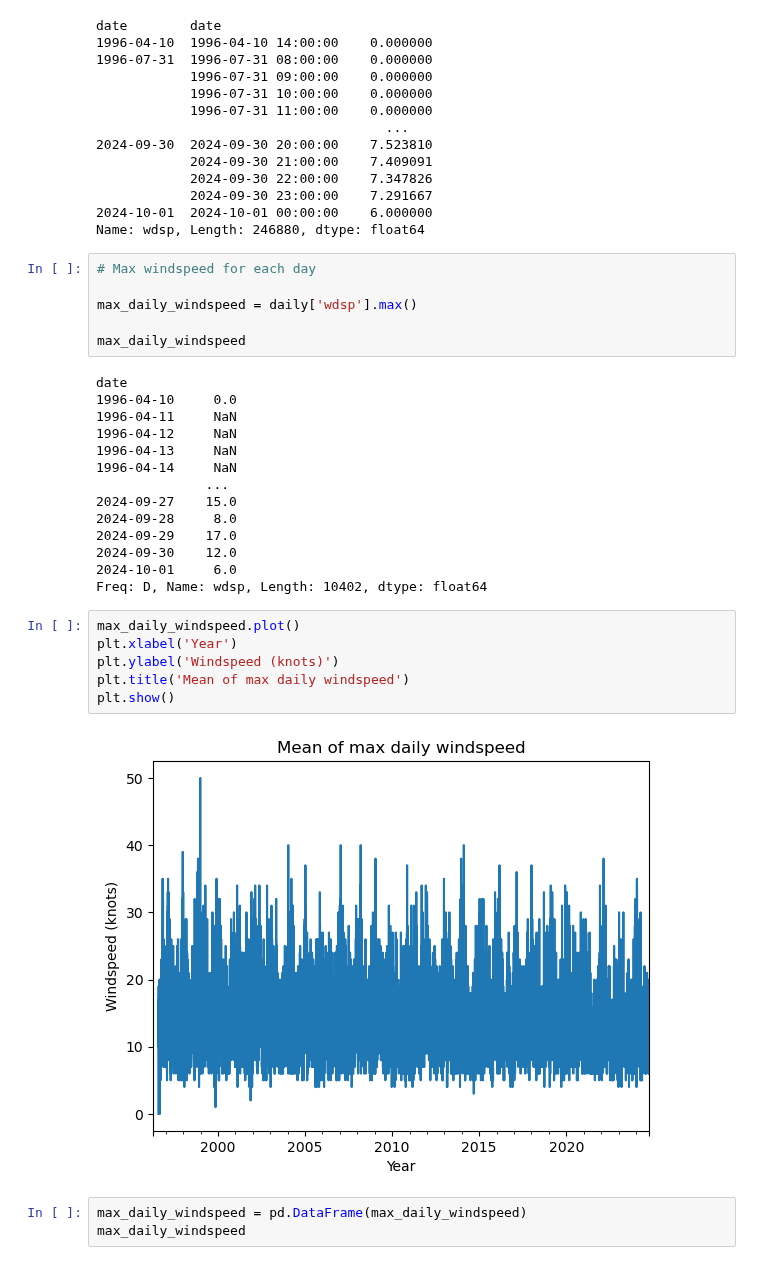
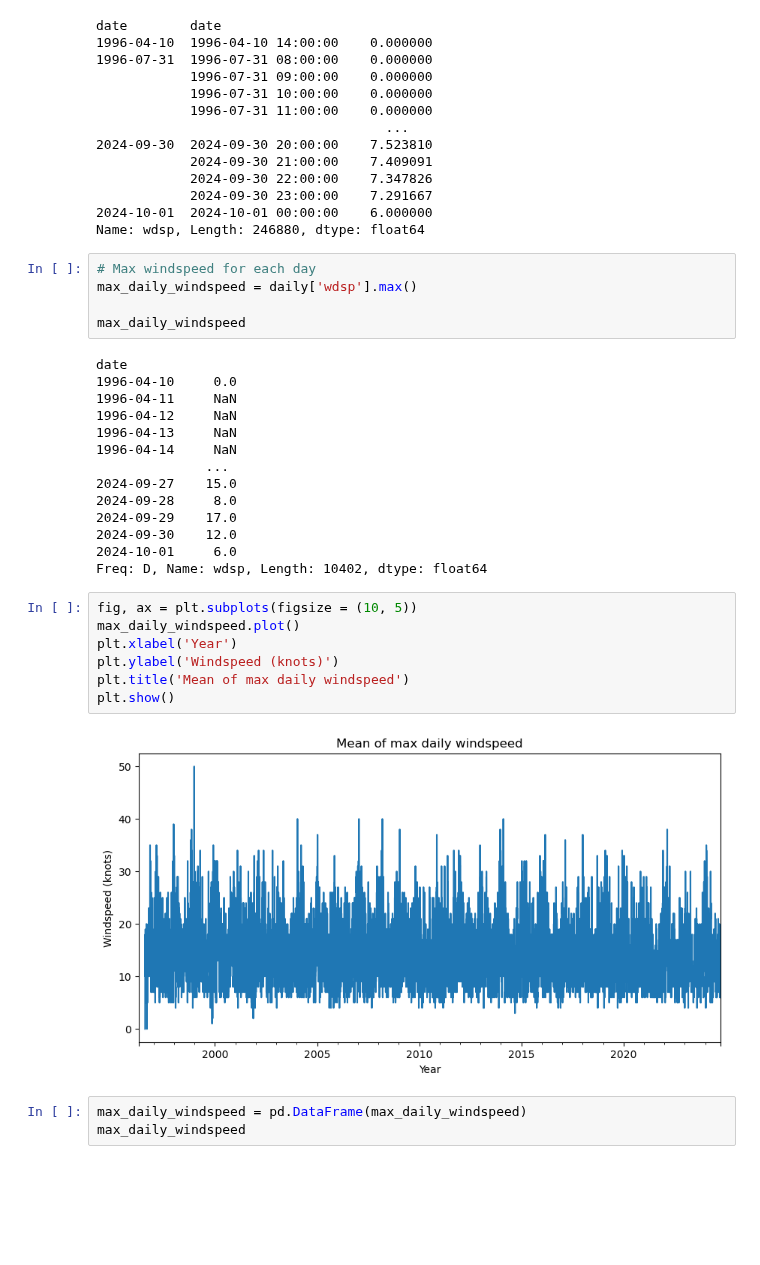
Before and after one commit to IreneKilgannon/PFDA, a Jupyter notebook: PFDA-assignments/assignment_6_Weather.ipynb, the cells around one changed output. Saved outputs shown, nothing was run; the diff lists cells and outputs as text; blank space fills up the shorter version.

```diff
--- a/PFDA-assignments/assignment_6_Weather.ipynb
+++ b/PFDA-assignments/assignment_6_Weather.ipynb
@@ -190,7 +195,6 @@ date        date
 Name: wdsp, Length: 246880, dtype: float64
 # %%
 # Max windspeed for each day
-
 max_daily_windspeed = daily['wdsp'].max()
 
 max_daily_windspeed
@@ -209,13 +213,14 @@ date
 2024-10-01     6.0
 Freq: D, Name: wdsp, Length: 10402, dtype: float64
 # %%
+fig, ax = plt.subplots(figsize = (10, 5))
 max_daily_windspeed.plot()
 plt.xlabel('Year')
 plt.ylabel('Windspeed (knots)')
 plt.title('Mean of max daily windspeed')
 plt.show()
 # %% [output]
-[figure, old version]
+[figure, new version]
 # %%
 max_daily_windspeed = pd.DataFrame(max_daily_windspeed)
 max_daily_windspeed
```
Also changed, not shown: parts of 7 cells of this notebook, 2 other files.
